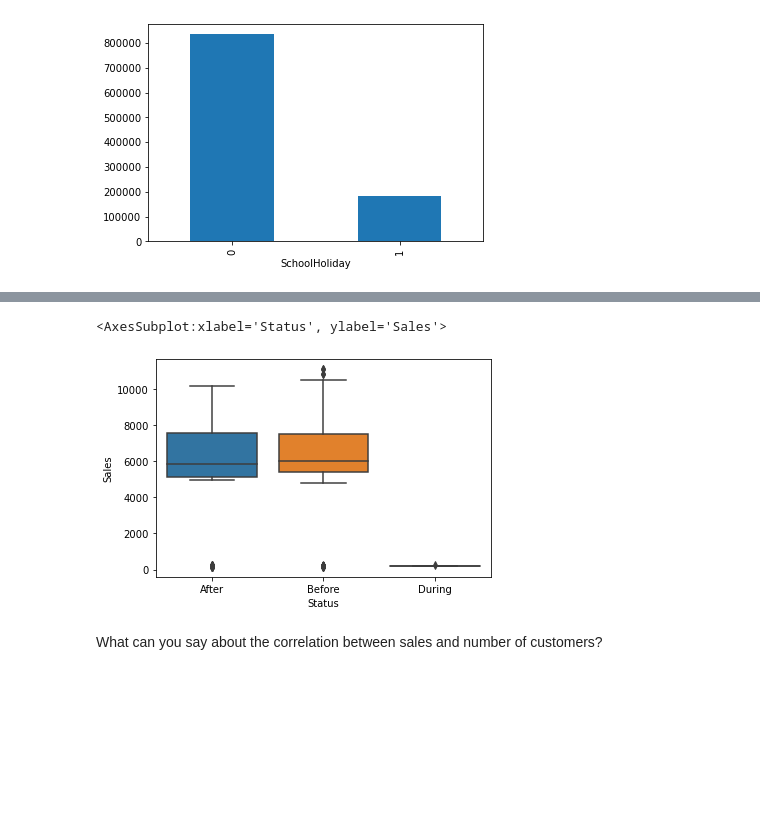
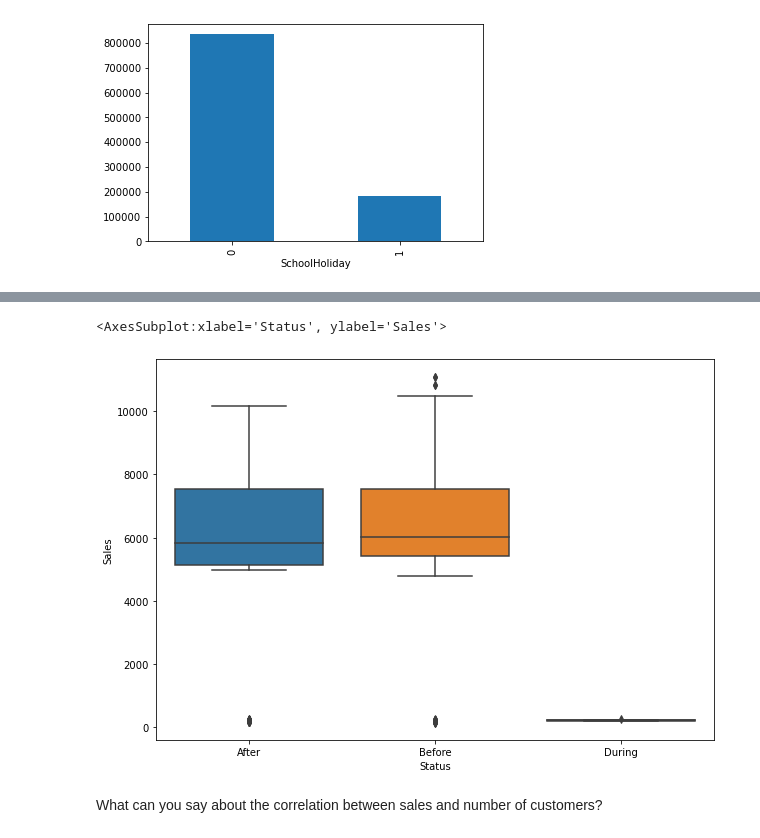
Before and after one commit to SameC137/Rosmann_Sales, a Jupyter notebook: notebooks/DataExploration.ipynb, the cells around one changed output, grey strips where cells are left out. Saved outputs shown, nothing was run; the diff lists cells and outputs as text; code cells hidden in the pictures; blank space fills up the shorter version.

```diff
--- a/notebooks/DataExploration.ipynb
+++ b/notebooks/DataExploration.ipynb
@@ -254,10 +275,12 @@ s2["Status"]="Before"
 s3["Status"]="During"
 # %%
 easter_data=pd.concat([s1,s2,s3])
+
+plt.figure(figsize=(10, 7))
 sns.boxplot(x='Status', y='Sales', data=easter_data)
 # %% [output]
 <AxesSubplot:xlabel='Status', ylabel='Sales'>
-[figure, old version]
+[figure, new version]
 # %% [markdown]
 What can you say about the correlation between sales and number of customers?
 # %%
```
Also changed, not shown: parts of 14 cells of this notebook.
